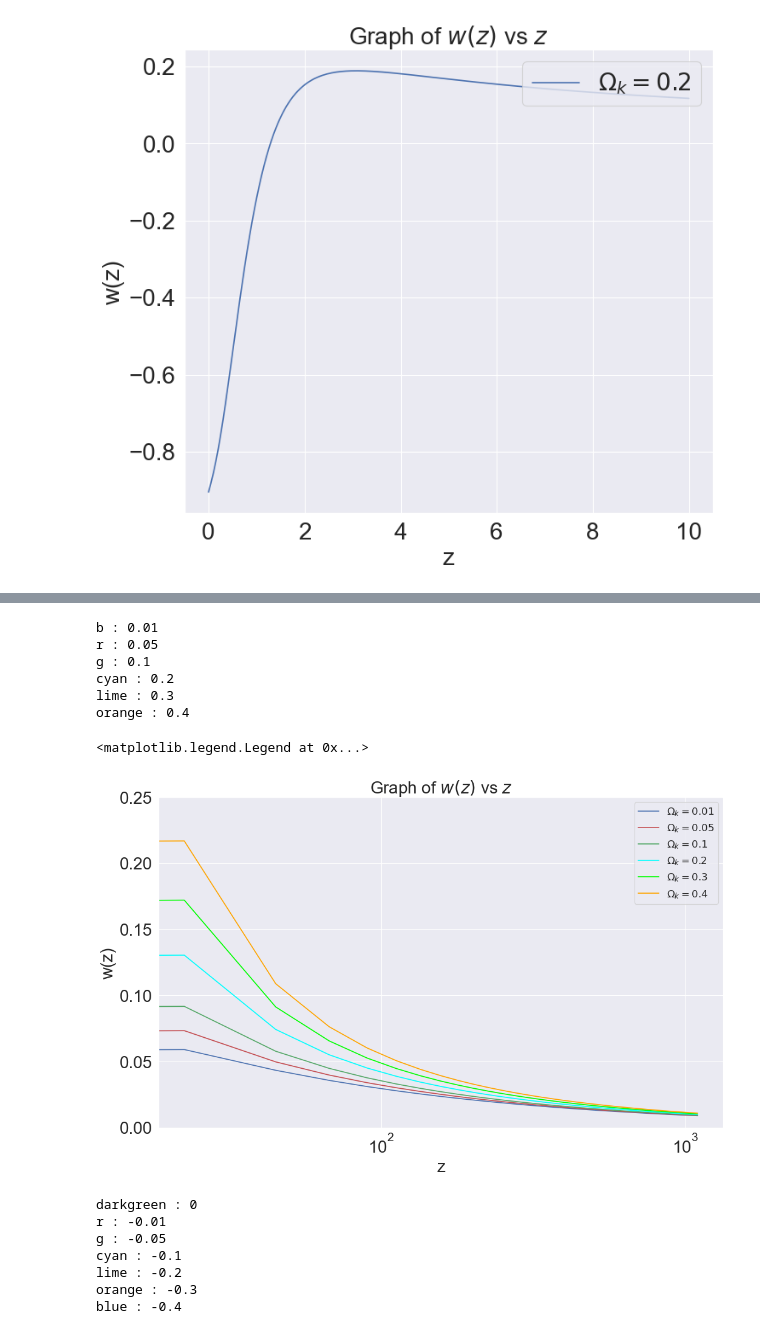
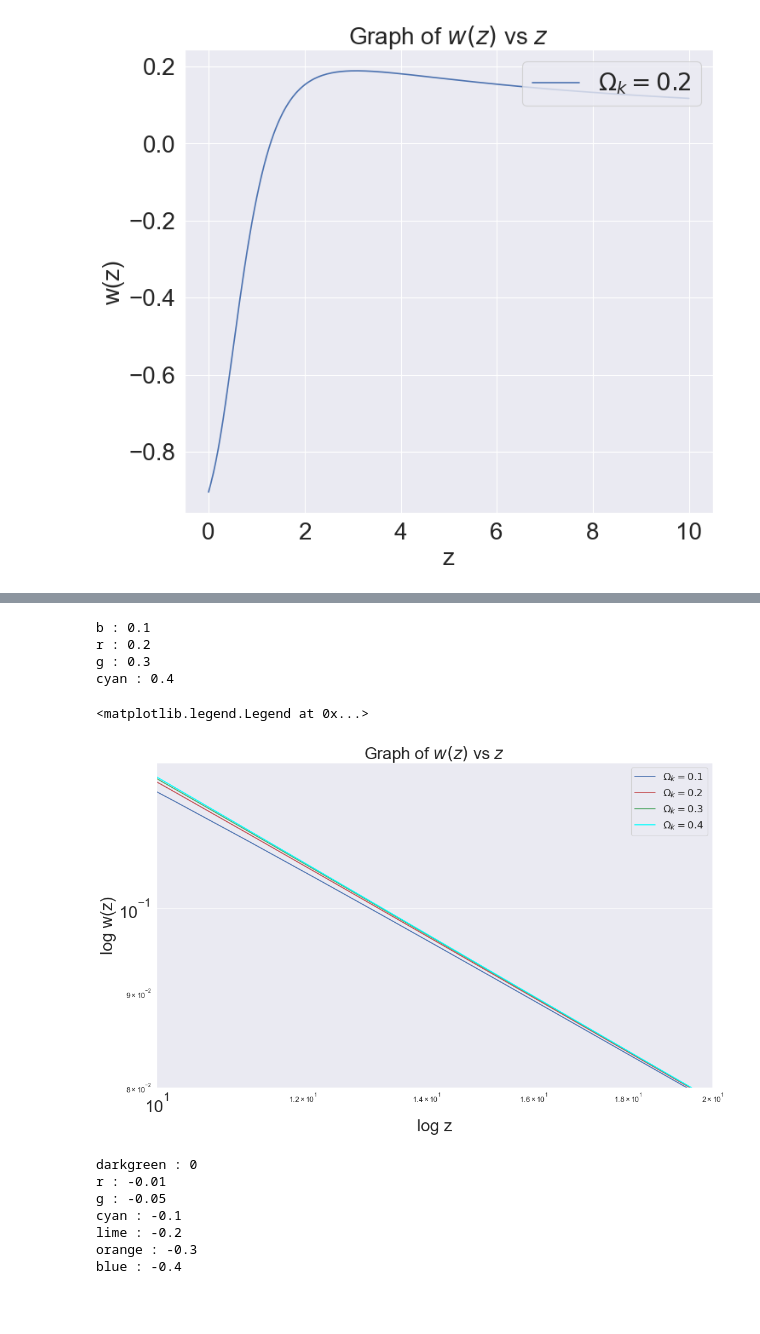
Before and after one commit to bekithemba875/Curvature-Dark-Energy-Degeneracy, a Jupyter notebook: W(z) as a function of z.ipynb, the cells around one changed output, grey strips where cells are left out. Cells and saved outputs as stored; diff of their text form; code cells hidden in the pictures; blank space fills up the shorter version.

```diff
--- a/W(z) as a function of z.ipynb
+++ b/W(z) as a function of z.ipynb
@@ -150,39 +187,38 @@ darkgreen : 0.4
-# %%
-l=simplify(g)
-#see=np.linspace(0.001,0.2,10)
-col = ['b', 'r', 'g', 'cyan','lime','orange', 'darkgreen','r', 'r', 'r', 'r','r','r', 'r',]
-lu = 0
-see = [0.01, 0.05, 0.1 ,0.2,0.3, 0.4]
-figure(figsize=(15, 9), dpi=80)
-for j in see:
-    l1= l.subs(Omega_k,j)
-    u = []
-    lulu = np.linspace(0,1100)
-    for i in lulu:
-        t = l1.subs(z, i)
-        u.append(t)
-    plt.plot(lulu,u,color=col[lu])
-    print(col[lu], ":", j)
-    lu +=1
-plt.xscale('log')
-#plt.xlim(0,1)
-plt.ylim(0,0.25)
-plt.xticks(fontsize=25)
-plt.yticks(fontsize=25)
-plt.title('Graph of $w(z)$ vs $z$',fontsize = 25)
-plt.xlabel('z',fontsize = 25)
-plt.ylabel('w(z)',fontsize =25)
-plt.legend(['$\Omega_k = 0.01$', '$\Omega_k = 0.05$', '$\Omega_k = 0.1$', '$\Omega_k = 0.2$', '$\Omega_k = 0.3$', '$\Omega_k = 0.4$',],loc = 'upper right',fontsize=15)
-# plt.show()
-# %% [output]
-b : 0.01
-r : 0.05
-g : 0.1
-cyan : 0.2
-lime : 0.3
-orange : 0.4
-<matplotlib.legend.Legend at 0x...>
-[figure, removed]
+# %%
+l=simplify(g)
+#see=np.linspace(0.001,0.2,10)
+col = ['b', 'r', 'g', 'cyan','lime','orange', 'darkgreen','r', 'r', 'r', 'r','r','r', 'r',]
+lu = 0
+see = [0.1 ,0.2,0.3, 0.4]
+figure(figsize=(15, 9), dpi=80)
+for j in see:
+    l1= l.subs(Omega_k,j)
+    u = []
+    lulu = np.linspace(0,50)
+    for i in lulu:
+        t = l1.subs(z, i)
+        u.append(t)
+    plt.plot(lulu,u,color=col[lu])
+    print(col[lu], ":", j)
+    lu +=1
+plt.xscale('log')
+plt.yscale('log')
+plt.xlim(10,20)
+plt.ylim(0.08,0.12)
+plt.xticks(fontsize=25)
+plt.yticks(fontsize=25)
+plt.title('Graph of $w(z)$ vs $z$',fontsize = 25)
+plt.xlabel('log z',fontsize = 25)
+plt.ylabel('log w(z)',fontsize =25)
+plt.legend(['$\Omega_k = 0.1$', '$\Omega_k = 0.2$', '$\Omega_k = 0.3$','$\Omega_k = 0.4$'],loc = 'upper right',fontsize=15)
+# plt.show()
+# %% [output]
+b : 0.1
+r : 0.2
+g : 0.3
+cyan : 0.4
+<matplotlib.legend.Legend at 0x...>
+[figure, added]
 # %%
 l=simplify(g)
 #see=np.linspace(0.001,0.2,10)
```
Also changed, not shown: parts of 7 cells of this notebook.
